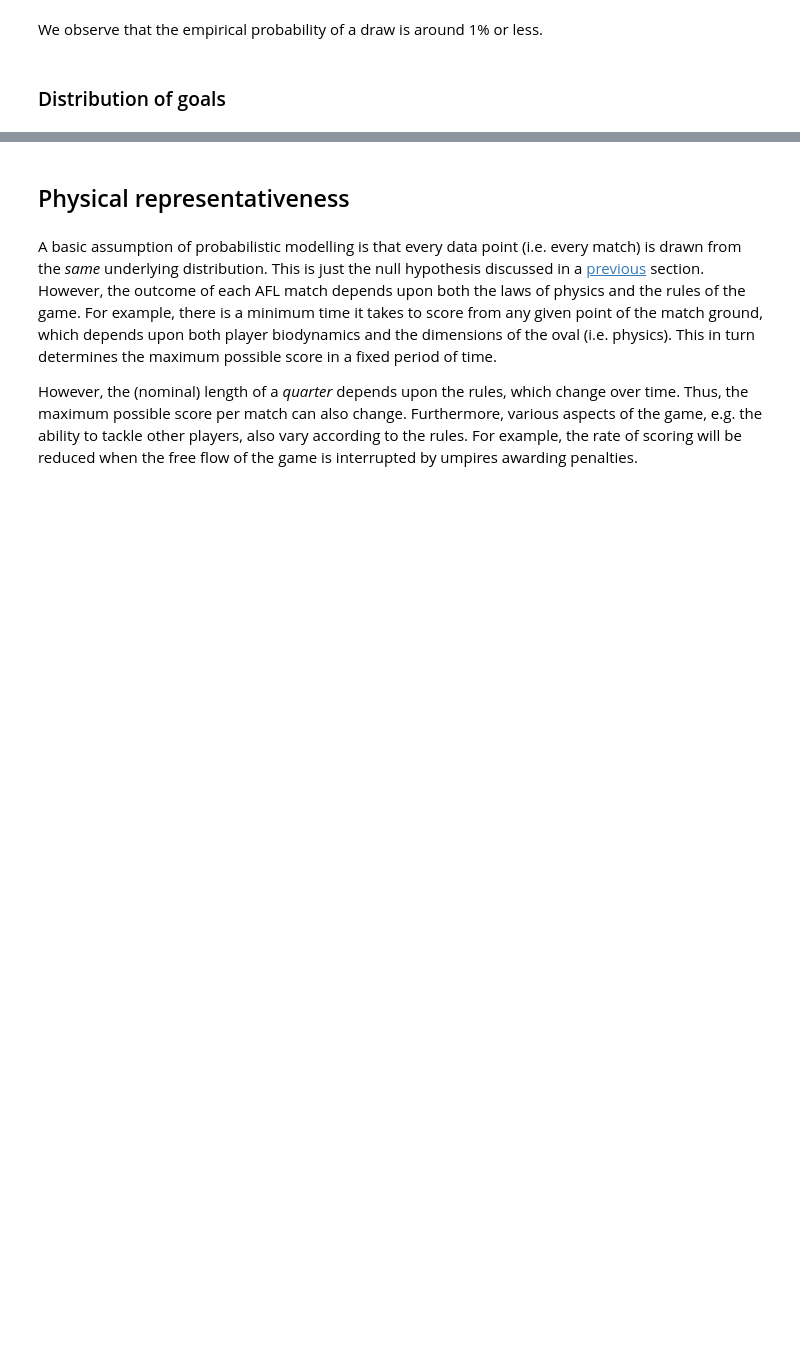
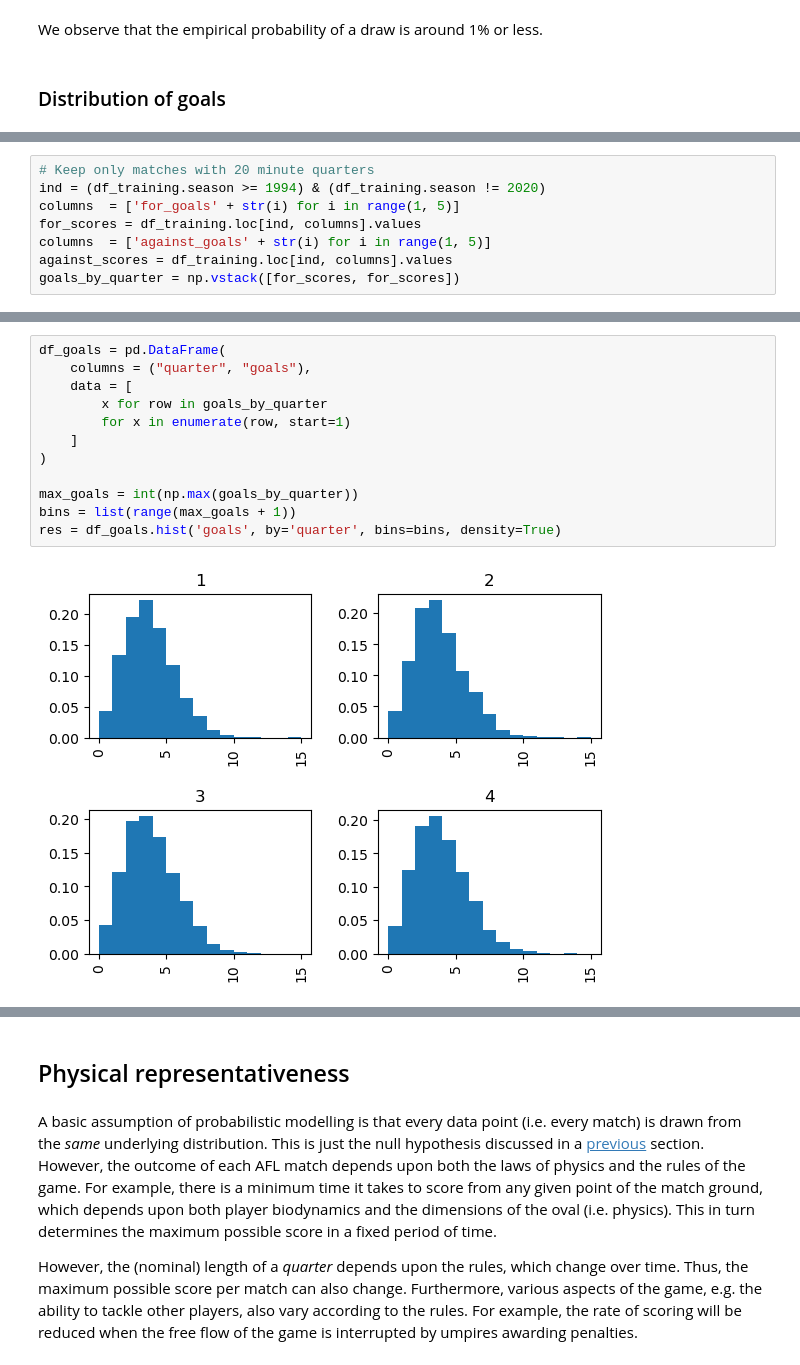
Before and after one commit to gaj67/gaj-data-science, a Jupyter notebook: AFL/notebooks/4_data_analysis.ipynb, the cells around one changed output, grey strips where cells are left out. Cells and saved outputs as stored; diff of their text form; blank space fills up the shorter version.

```diff
--- a/AFL/notebooks/4_data_analysis.ipynb
+++ b/AFL/notebooks/4_data_analysis.ipynb
@@ -207,0 +205,8 @@ Goals: mean=13.13802065404475, variance=20.381749782705942
+# %%
+# Keep only matches with 20 minute quarters
+ind = (df_training.season >= 1994) & (df_training.season != 2020)
+columns  = ['for_goals' + str(i) for i in range(1, 5)]
+for_scores = df_training.loc[ind, columns].values
+columns  = ['against_goals' + str(i) for i in range(1, 5)]
+against_scores = df_training.loc[ind, columns].values
+goals_by_quarter = np.vstack([for_scores, for_scores])
@@ -207,0 +226,14 @@ Goals: mean=13.13802065404475, variance=20.381749782705942
+# %%
+df_goals = pd.DataFrame(
+    columns = ("quarter", "goals"),
+    data = [
+        x for row in goals_by_quarter
+        for x in enumerate(row, start=1)
+    ]
+)
+
+max_goals = int(np.max(goals_by_quarter))
+bins = list(range(max_goals + 1))
+res = df_goals.hist('goals', by='quarter', bins=bins, density=True)
+# %% [output]
+[figure, added]
```
Also changed, not shown: parts of 95 cells of this notebook, 8 other files.
